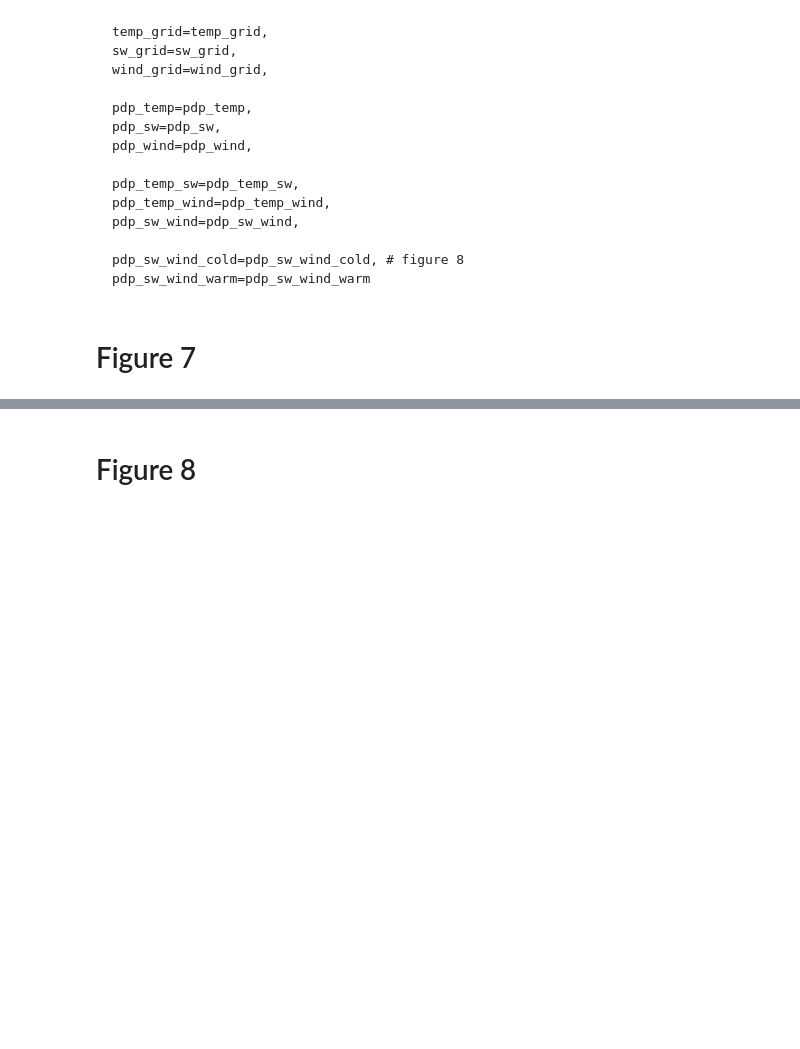
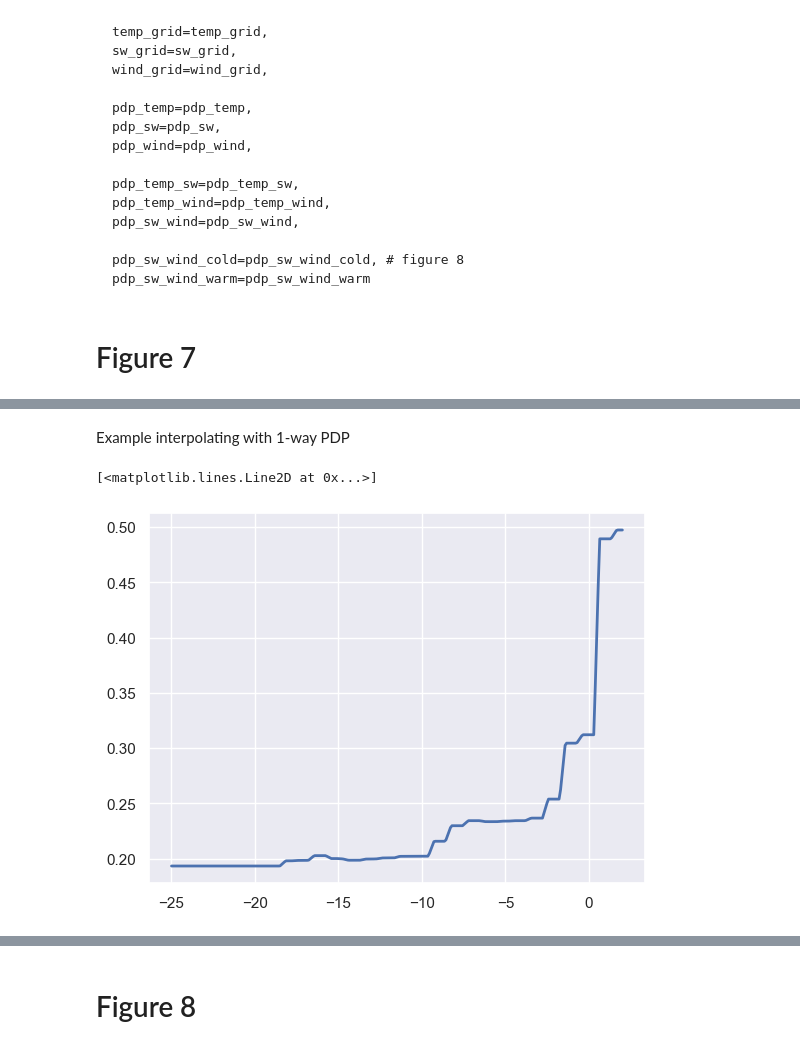
Before and after one commit to cassielumbrazo/unloading_regimes_analysis, a Jupyter notebook: manuscript_figures/Figures_7_8_manual_plot.ipynb, the cells around one changed output, grey strips where cells are left out. Cells and saved outputs as stored; diff of their text form; code cells hidden in the pictures; blank space fills up the shorter version.

```diff
--- a/manuscript_figures/Figures_7_8_manual_plot.ipynb
+++ b/manuscript_figures/Figures_7_8_manual_plot.ipynb
@@ -210,0 +234,11 @@ plt.show()
+# %% [markdown]
+Example interpolating with 1-way PDP
+# %%
+f = interp1d(temp_grid, pdp_temp, kind="linear")
+temp_fine = np.linspace(temp_grid.min(), temp_grid.max(), 300)
+pdp_fine = f(temp_fine)
+
+plt.plot(temp_fine, pdp_fine, lw=2)
+# %% [output]
+[<matplotlib.lines.Line2D at 0x...>]
+[figure, added]
```
Also changed, not shown: parts of 19 cells of this notebook.
